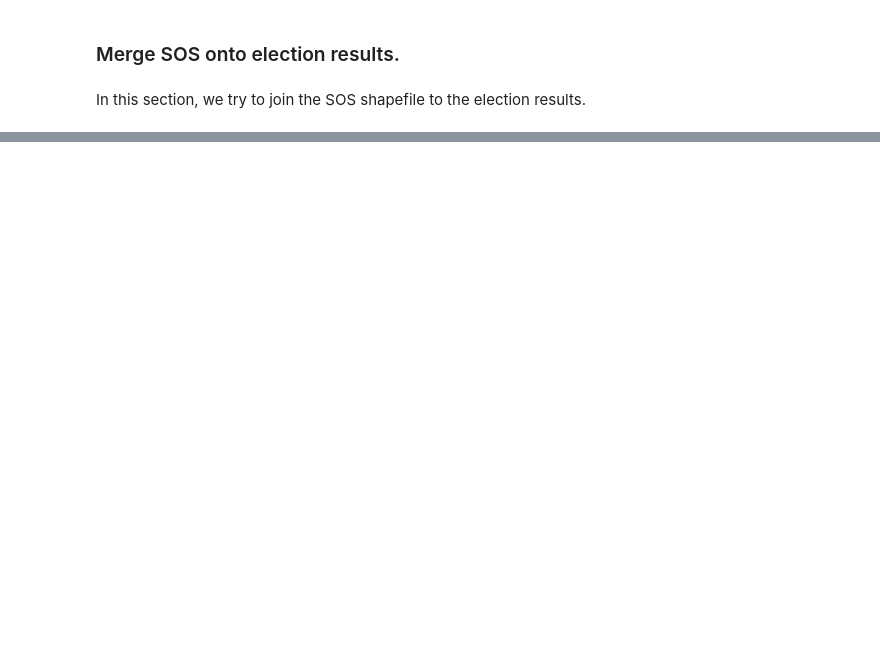
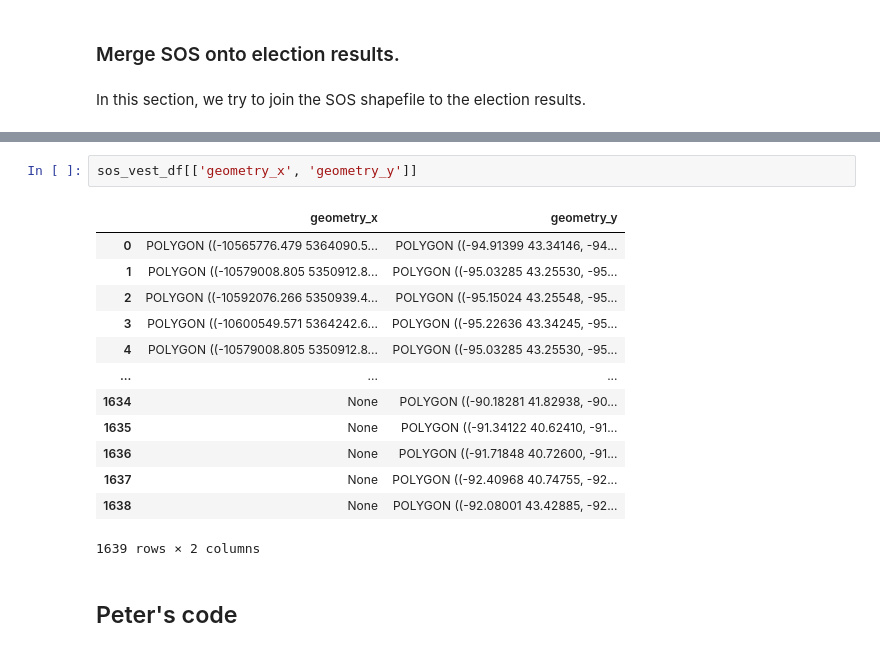
Before and after one commit to nonpartisan-redistricting-datahub/pdv-ia, a Jupyter notebook: vest-ia-2020/vest-ia-2020-validation.ipynb, the cells around one changed output, grey strips where cells are left out. Cells and saved outputs as stored; diff of their text form; blank space fills up the shorter version.

```diff
--- a/vest-ia-2020/vest-ia-2020-validation.ipynb
+++ b/vest-ia-2020/vest-ia-2020-validation.ipynb
@@ -835,0 +828,18 @@ vest_shapefiles_only = vest_ia_2020[['unique_ID', 'geometry']]
+# %%
+sos_vest_df[['geometry_x', 'geometry_y']]
+# %% [output]
+|  | geometry_x | geometry_y |
+| 0 | POLYGON ((-10565776.479 5364090.5... | POLYGON ((-94.91399 43.34146, -94... |
+| 1 | POLYGON ((-10579008.805 5350912.8... | POLYGON ((-95.03285 43.25530, -95... |
+| 2 | POLYGON ((-10592076.266 5350939.4... | POLYGON ((-95.15024 43.25548, -95... |
+| 3 | POLYGON ((-10600549.571 5364242.6... | POLYGON ((-95.22636 43.34245, -95... |
+| 4 | POLYGON ((-10579008.805 5350912.8... | POLYGON ((-95.03285 43.25530, -95... |
+| ... | ... | ... |
+| 1634 | None | POLYGON ((-90.18281 41.82938, -90... |
+| 1635 | None | POLYGON ((-91.34122 40.62410, -91... |
+| 1636 | None | POLYGON ((-91.71848 40.72600, -91... |
+| 1637 | None | POLYGON ((-92.40968 40.74755, -92... |
+| 1638 | None | POLYGON ((-92.08001 43.42885, -92... |
+1639 rows × 2 columns
+# %% [markdown]
+## Peter's code
```
Also changed, not shown: parts of 68 cells of this notebook.
